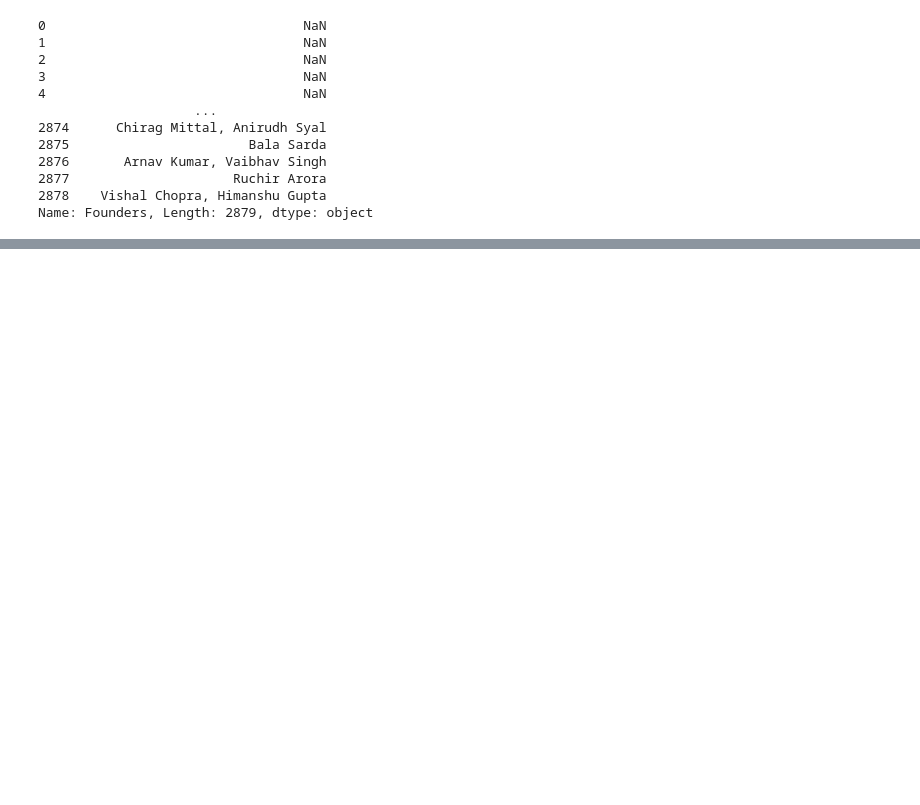
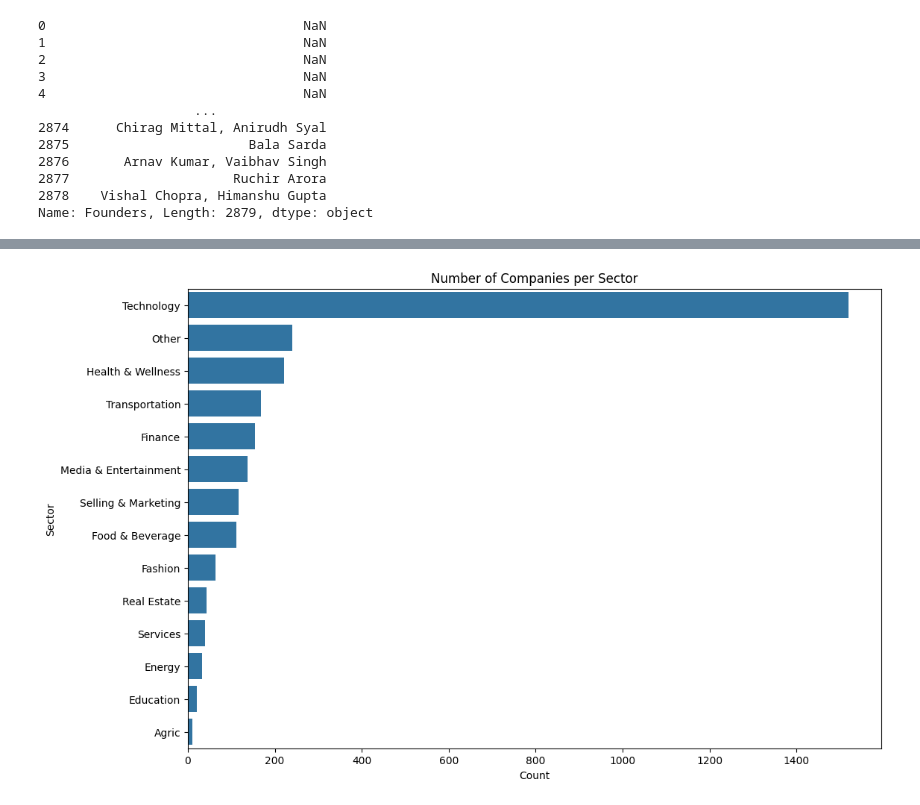
Before and after one commit to codefosu/Indian-Startup-Ecosystem, a Jupyter notebook: main.ipynb, the cells around one changed output, grey strips where cells are left out. Saved outputs shown, nothing was run; the diff lists cells and outputs as text; code cells hidden in the pictures; blank space fills up the shorter version.

```diff
--- a/main.ipynb
+++ b/main.ipynb
@@ -468,0 +622,10 @@ data.sample(10)
+# %%
+# Count of Companies per Sector
+plt.figure(figsize=(12, 8))
+sns.countplot(data=data, y='category', order=data['category'].value_counts().index)
+plt.title('Number of Companies per Sector')
+plt.xlabel('Count')
+plt.ylabel('Sector')
+plt.show()
+# %% [output]
+[figure, added]
```
Also changed, not shown: parts of 37 cells of this notebook, 2 other files.
